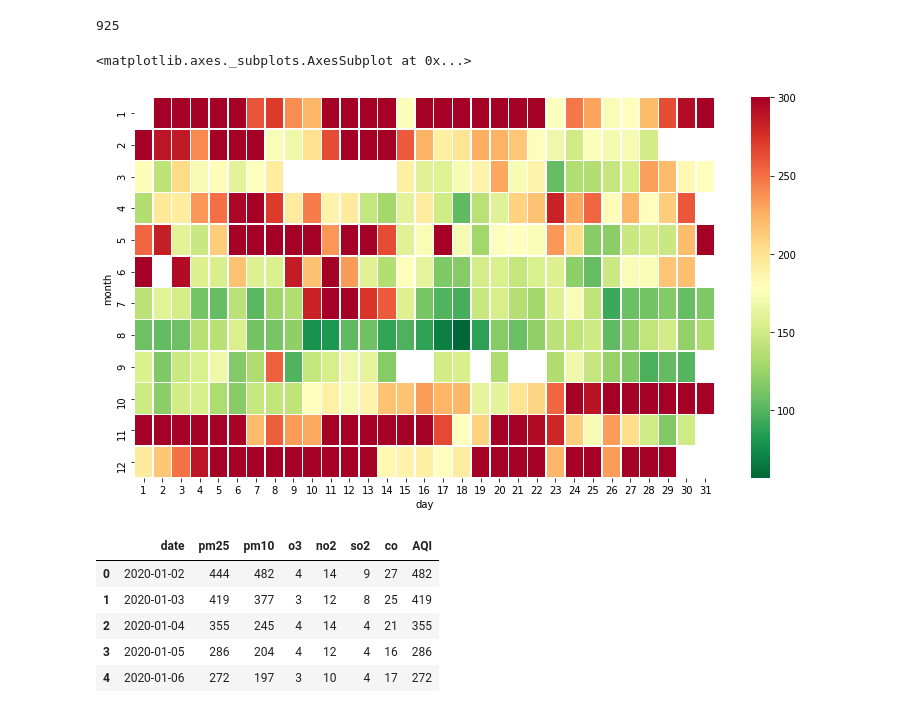
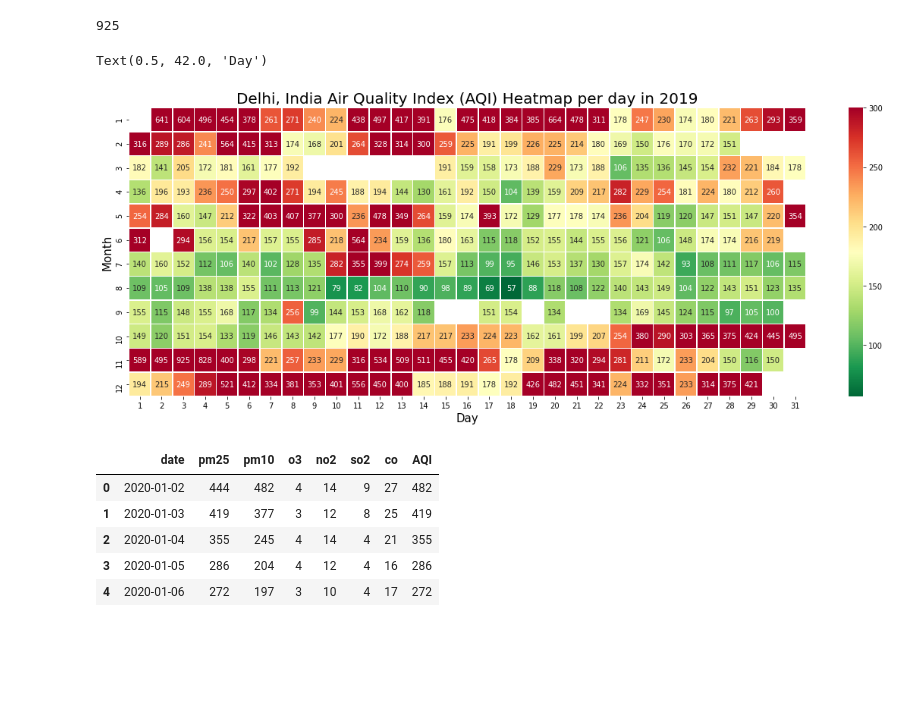
Before and after one commit to HaydenRubin/COVID-19-air-quality-2020, a Jupyter notebook: CalendarHeatmaps/delhiAQ.ipynb, the cells around one changed output. Drawn from its saved outputs; the diff is of its cells as text; code cells hidden in the pictures; blank space fills up the shorter version.

Commit message:
update to calendar heatmap code, not clean

```diff
--- a/CalendarHeatmaps/delhiAQ.ipynb
+++ b/CalendarHeatmaps/delhiAQ.ipynb
@@ -12,7 +12,7 @@ from IPython.display import display
 import ipywidgets as widgets
 import calmap
 # %%
-delhi_csv = "CleanDatasets/delhi2019.csv"
+delhi_csv = "../CleanDatasets/delhi2019.csv"
 # %%
 delhi2019 = pd.read_csv(delhi_csv)
 delhi2019.head()
@@ -49,9 +49,13 @@ delhi2019['AQI'].max()
 # %%
 delhi2019aq = delhi2019.pivot_table('AQI','month','day')
 # %%
-f, ax = plt.subplots(figsize=(13, 7))
-sns.heatmap(delhi2019aq, annot=False, fmt="d", linewidths=.5, ax=ax, vmax=300, cmap = "RdYlGn_r")
+f, ax = plt.subplots(figsize=(20, 7))
+sns.heatmap(delhi2019aq, annot=True, fmt="g", linewidths=.5, ax=ax, vmax=300, cmap = "RdYlGn_r")
+plt.title("Delhi, India Air Quality Index (AQI) Heatmap per day in 2019", fontsize=20)
+plt.ylabel("Month", fontsize=15)
+plt.xlabel("Day", fontsize=15)
+#plt.savefig("2019_DelhiAQI_CalendarHeatmap.png")
 # %% [output]
-<matplotlib.axes._subplots.AxesSubplot at 0x...>
+Text(0.5, 42.0, 'Day')
-[figure, old version]
+[figure, new version]
 # %%
```
Also changed, not shown: parts of 20 cells of this notebook, 1 other file.
